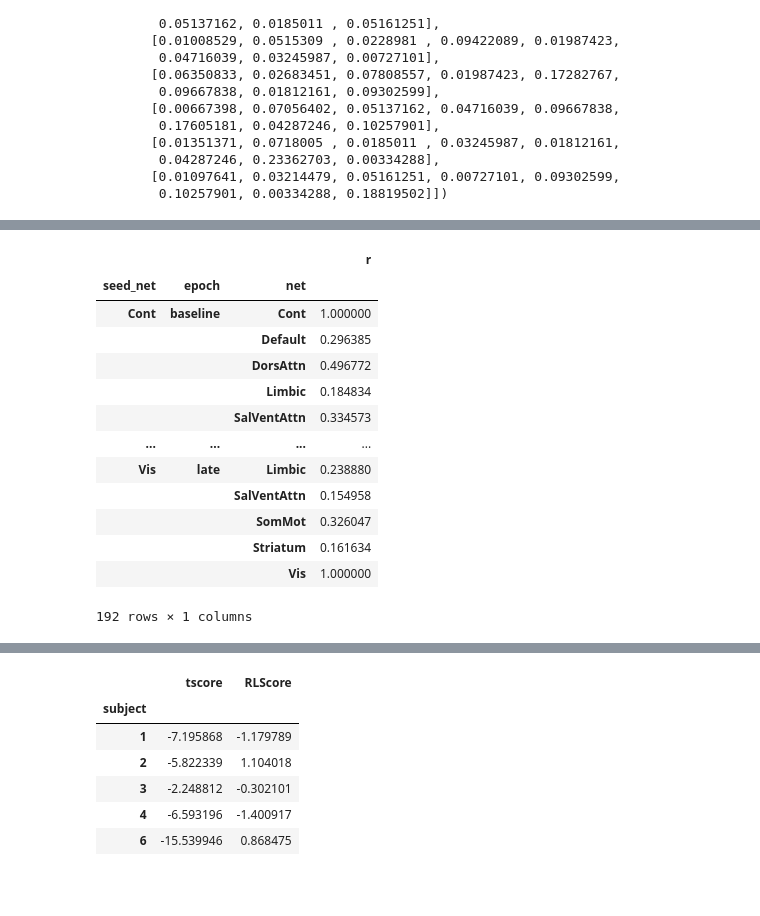
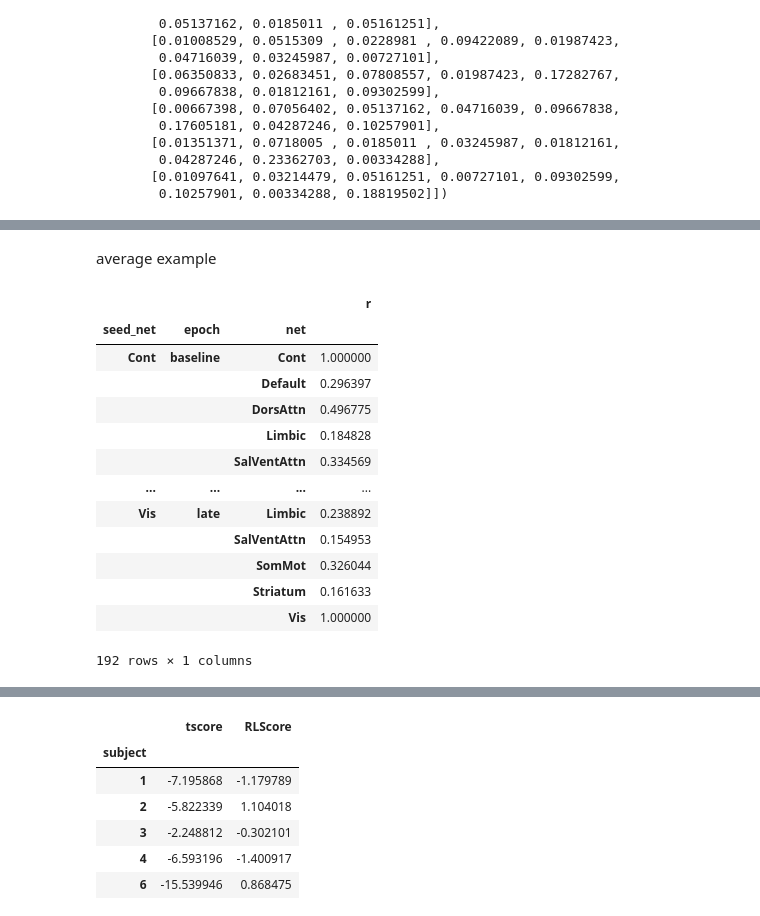
Before and after one commit to qniksefat/gradient-notebooks, a Jupyter notebook: large-manifold-nbs/4.1-seed-net.ipynb, the cells around one changed output, grey strips where cells are left out. Drawn from its saved outputs; the diff is of its cells as text; code cells hidden in the pictures; blank space fills up the shorter version.

```diff
--- a/large-manifold-nbs/4.1-seed-net.ipynb
+++ b/large-manifold-nbs/4.1-seed-net.ipynb
@@ -104,10 +104,11 @@ t7net
 | 215 | 1.886120 | 0.869963 | 0.458610 | 0.457542 | 1.009723 | -0.141977 | -0.158297 | 0.593134 |
 216 rows × 8 columns
 # %%
-def ts_network(subject, epoch):
+def ts_network(subject, epoch, net='7'):
     ts = timeseries(subject, epoch)
     ts = ts.transpose().join(regions_networks)
     ts = ts.set_index(['7net', '17net'], append=True).reorder_levels([1, 2, 0])
-    ts = ts.groupby(level=0).mean().transpose()   # level 0 for 7 net - 1 for 17 net
-    return ts
+    assert net in ['7', '17']
+    net_level = 0 if net == '7' else 1
+    return ts.groupby(level=net_level).mean().transpose()
 # %%
@@ -287,0 +203,2 @@ dfr
+# %%
+dfr7 = seed_corr(net='7')
@@ -287,0 +207,3 @@ dfr
+# %%
+dfr7 = dfr7.round(4)
+# important to round values when applying statistical tests.
@@ -288,18 +227,20 @@ dfr
+# %% [markdown]
+average example
 # %%
-dfr_mean = dfr.groupby(level=[0, 1, 3]).mean()
+dfr_mean = dfr7.groupby(level=[0, 1, 3]).mean()
 dfr_mean
 # %% [output]
 |  |  |  | r |
 | seed_net | epoch | net |  |
 | Cont | baseline | Cont | 1.000000 |
-|  |  | Default | 0.296385 |
-|  |  | DorsAttn | 0.496772 |
-|  |  | Limbic | 0.184834 |
-|  |  | SalVentAttn | 0.334573 |
+|  |  | Default | 0.296397 |
+|  |  | DorsAttn | 0.496775 |
+|  |  | Limbic | 0.184828 |
+|  |  | SalVentAttn | 0.334569 |
 | ... | ... | ... | ... |
-| Vis | late | Limbic | 0.238880 |
-|  |  | SalVentAttn | 0.154958 |
-|  |  | SomMot | 0.326047 |
-|  |  | Striatum | 0.161634 |
+| Vis | late | Limbic | 0.238892 |
+|  |  | SalVentAttn | 0.154953 |
+|  |  | SomMot | 0.326044 |
+|  |  | Striatum | 0.161633 |
 |  |  | Vis | 1.000000 |
 192 rows × 1 columns
```
Also changed, not shown: parts of 129 cells of this notebook, 1 other file.
